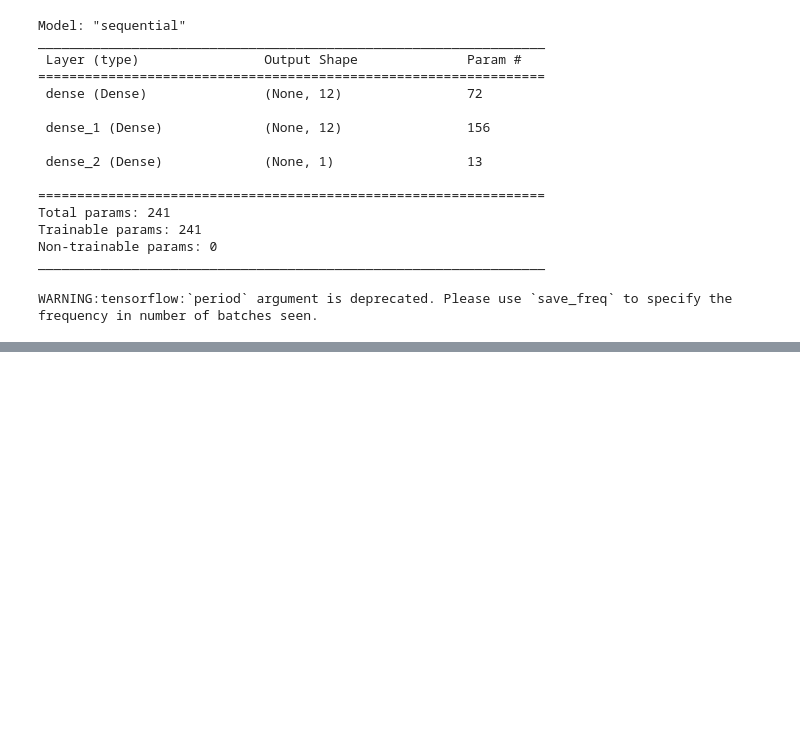
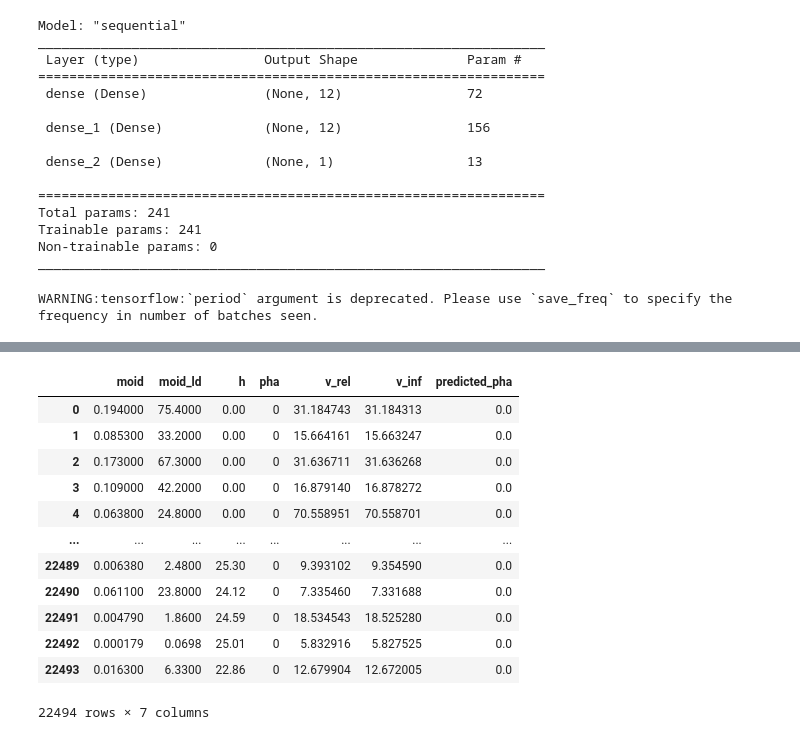
Before and after one commit to AleeAlette1/NEOs_Project, a Jupyter notebook: Machine_Learning/ipynb/FJ_ML2_NN.ipynb, the cells around one changed output, grey strips where cells are left out. Cells and saved outputs as stored; diff of their text form; code cells hidden in the pictures; blank space fills up the shorter version.

```diff
--- a/Machine_Learning/ipynb/FJ_ML2_NN.ipynb
+++ b/Machine_Learning/ipynb/FJ_ML2_NN.ipynb
@@ -201,3 +201,5 @@ Loss: 0.005384527146816254, Accuracy: 0.9982219338417053
 # %%
 # Export the model to HDF5 file
 nn.save("Resources/NEOs_project_NN.h5")
+# %%
+prediction = nn.predict(X)
@@ -203,0 +244,2 @@ nn.save("Resources/NEOs_project_NN.h5")
+# %%
+prediction_df = pd.DataFrame(prediction, columns = ["predicted_pha"])
@@ -203,0 +262,18 @@ nn.save("Resources/NEOs_project_NN.h5")
+# %%
+nn_predict_df = nn_df.merge(prediction_df, left_index=True, right_index=True)
+# %%
+nn_predict_df
+# %% [output]
+|  | moid | moid_ld | h | pha | v_rel | v_inf | predicted_pha |
+| 0 | 0.194000 | 75.4000 | 0.00 | 0 | 31.184743 | 31.184313 | 0.0 |
+| 1 | 0.085300 | 33.2000 | 0.00 | 0 | 15.664161 | 15.663247 | 0.0 |
+| 2 | 0.173000 | 67.3000 | 0.00 | 0 | 31.636711 | 31.636268 | 0.0 |
+| 3 | 0.109000 | 42.2000 | 0.00 | 0 | 16.879140 | 16.878272 | 0.0 |
+| 4 | 0.063800 | 24.8000 | 0.00 | 0 | 70.558951 | 70.558701 | 0.0 |
+| ... | ... | ... | ... | ... | ... | ... | ... |
+| 22489 | 0.006380 | 2.4800 | 25.30 | 0 | 9.393102 | 9.354590 | 0.0 |
+| 22490 | 0.061100 | 23.8000 | 24.12 | 0 | 7.335460 | 7.331688 | 0.0 |
+| 22491 | 0.004790 | 1.8600 | 24.59 | 0 | 18.534543 | 18.525280 | 0.0 |
+| 22492 | 0.000179 | 0.0698 | 25.01 | 0 | 5.832916 | 5.827525 | 0.0 |
+| 22493 | 0.016300 | 6.3300 | 22.86 | 0 | 12.679904 | 12.672005 | 0.0 |
+22494 rows × 7 columns
```
Also changed, not shown: parts of 9 cells of this notebook, 2 other files.
